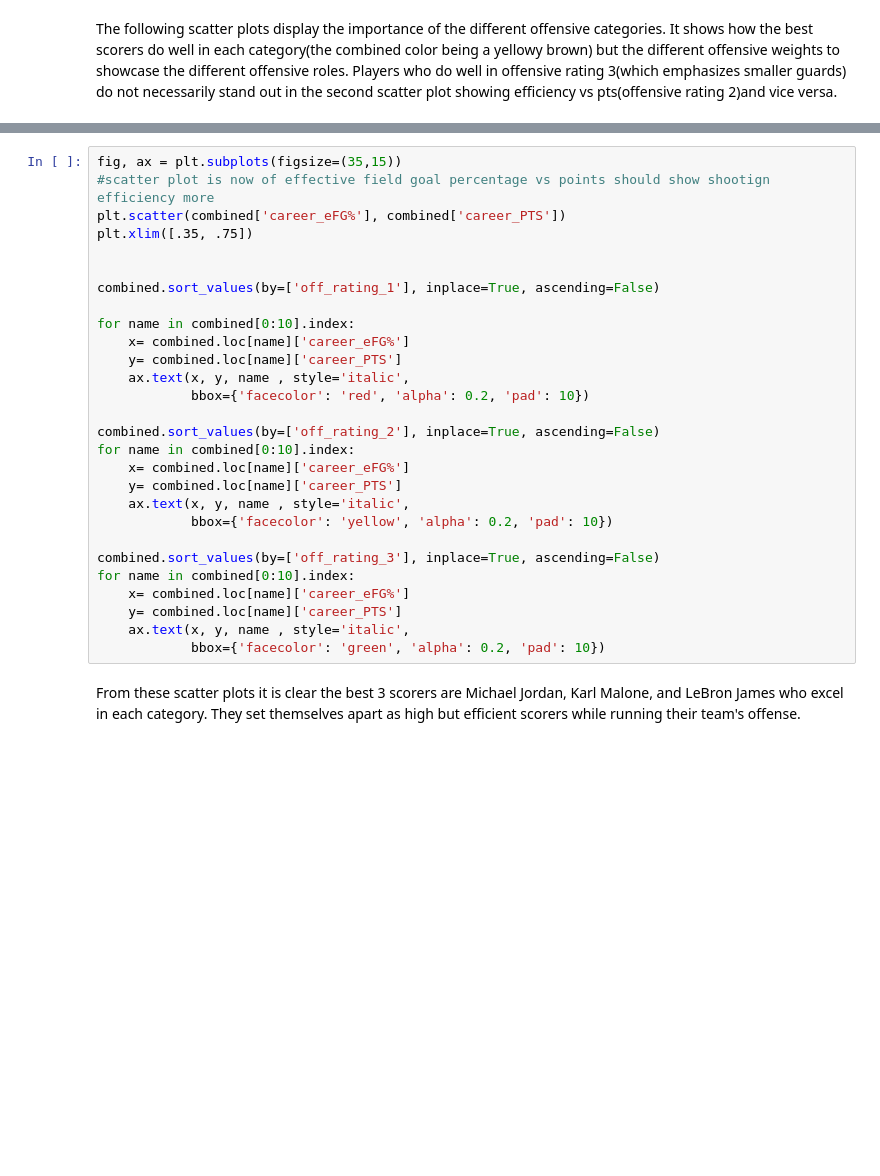
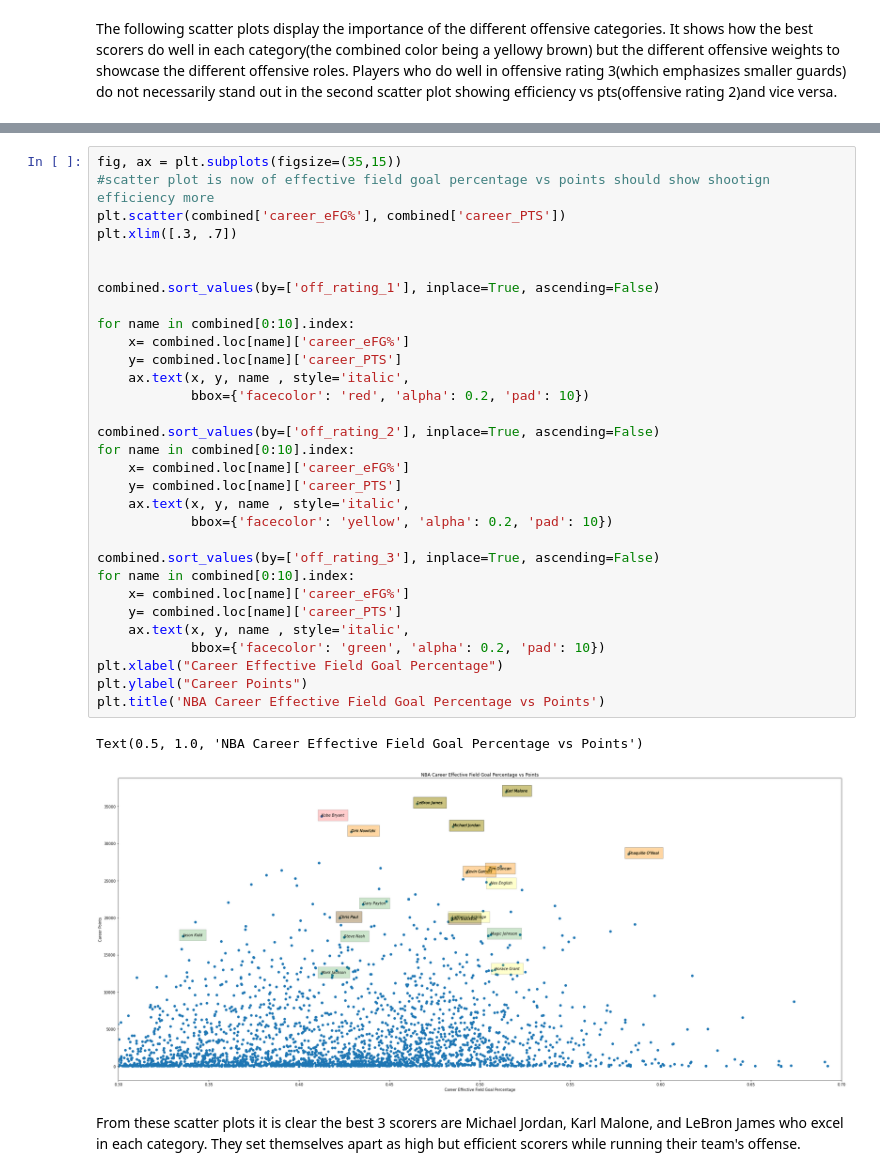
Before and after one commit to acook4148/CMSC320FinalProject, a Jupyter notebook: Erics_Copy.ipynb, the cells around one changed output, grey strips where cells are left out. Cells and saved outputs as stored; diff of their text form; blank space fills up the shorter version.

```diff
--- a/Erics_Copy.ipynb
+++ b/Erics_Copy.ipynb
@@ -524,31 +540,37 @@ for name in combined[0:10].index:
 # %%
 fig, ax = plt.subplots(figsize=(35,15))
 #scatter plot is now of effective field goal percentage vs points should show shootign efficiency more
 plt.scatter(combined['career_eFG%'], combined['career_PTS'])
-plt.xlim([.35, .75])
+plt.xlim([.3, .7])
 
 
 combined.sort_values(by=['off_rating_1'], inplace=True, ascending=False)
 
 for name in combined[0:10].index:
     x= combined.loc[name]['career_eFG%']
     y= combined.loc[name]['career_PTS']
     ax.text(x, y, name , style='italic',
             bbox={'facecolor': 'red', 'alpha': 0.2, 'pad': 10})
 
 combined.sort_values(by=['off_rating_2'], inplace=True, ascending=False)
 for name in combined[0:10].index:
     x= combined.loc[name]['career_eFG%']
     y= combined.loc[name]['career_PTS']
     ax.text(x, y, name , style='italic',
             bbox={'facecolor': 'yellow', 'alpha': 0.2, 'pad': 10})
 
 combined.sort_values(by=['off_rating_3'], inplace=True, ascending=False)
 for name in combined[0:10].index:
     x= combined.loc[name]['career_eFG%']
     y= combined.loc[name]['career_PTS']
     ax.text(x, y, name , style='italic',
             bbox={'facecolor': 'green', 'alpha': 0.2, 'pad': 10})
+plt.xlabel("Career Effective Field Goal Percentage")
+plt.ylabel("Career Points")
+plt.title('NBA Career Effective Field Goal Percentage vs Points')
+# %% [output]
+Text(0.5, 1.0, 'NBA Career Effective Field Goal Percentage vs Points')
+[figure, added]
 # %% [markdown]
 From these scatter plots it is clear the best 3 scorers are Michael Jordan, Karl Malone, and LeBron James who excel in each category. They set themselves apart as high but efficient scorers while running their team's offense.
 # %%
```
Also changed, not shown: parts of 17 cells of this notebook, 1 other file.
